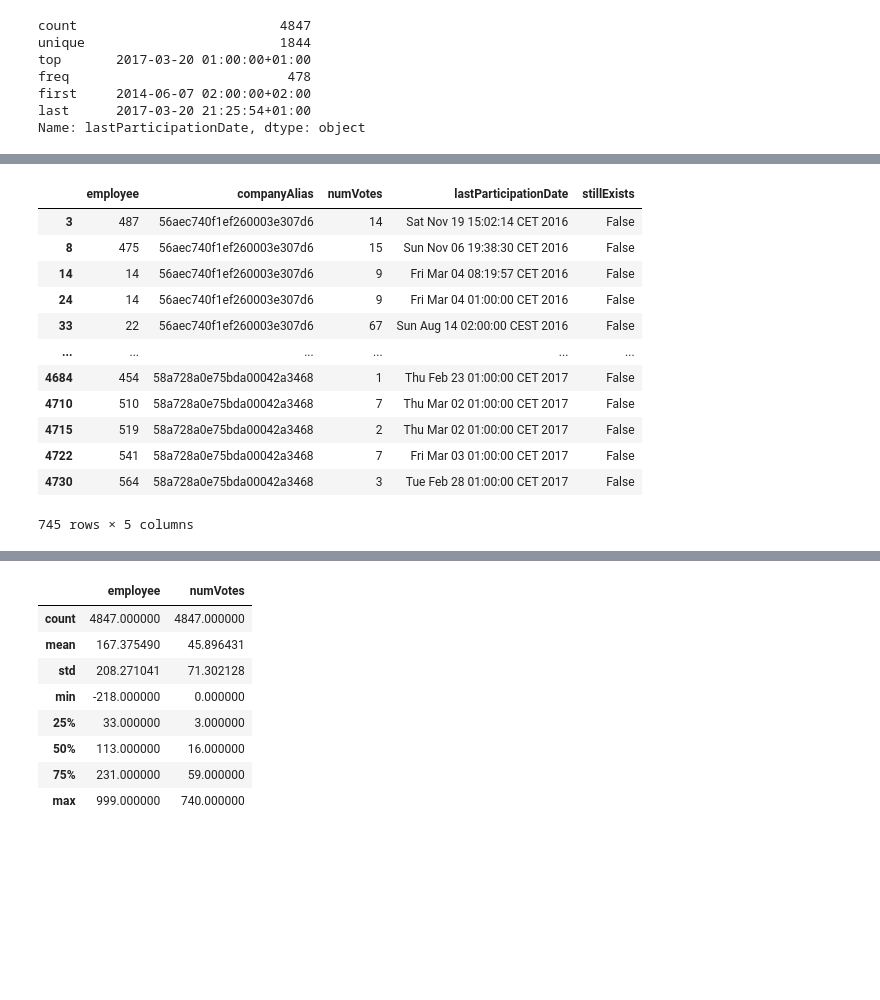
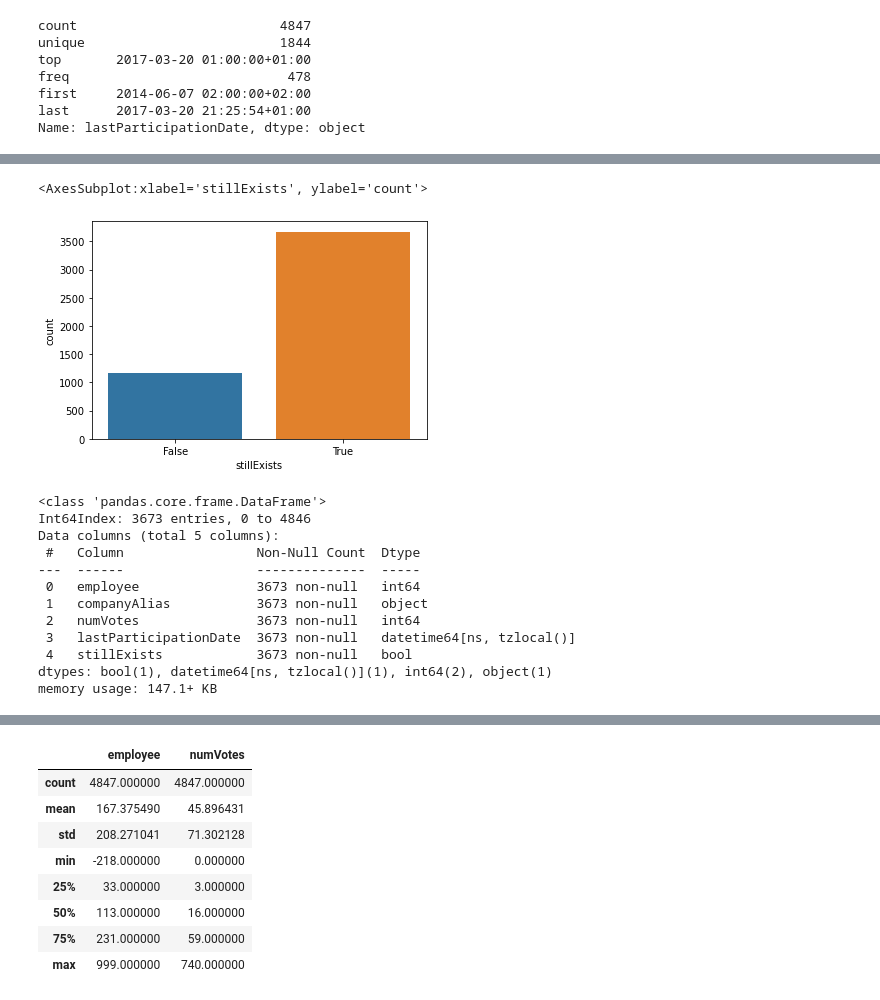
Before and after one commit to MathieuGuarino/FinalProjectIronHack, a Jupyter notebook: main.ipynb, the cells around one changed output, grey strips where cells are left out. Cells and saved outputs as stored; diff of their text form; code cells hidden in the pictures; blank space fills up the shorter version.

```diff
--- a/main.ipynb
+++ b/main.ipynb
@@ -59,20 +87,24 @@ sns.lineplot(data=churn_2016, x="lastParticipationDate", y="numVotes", estimator
+# %%
+sns.countplot(x="stillExists", data=churn)
+# %% [output]
+<AxesSubplot:xlabel='stillExists', ylabel='count'>
+[figure, added]
 # %%
-employee_still_exists = churn[(churn.stillExists == False) & (churn.employee > 0)]
-employee_still_exists
+employee_still_exists = churn[(churn.stillExists == True) & (churn.employee > 0)]
+employee_still_exists.info()
 # %% [output]
-|  | employee | companyAlias | numVotes | lastParticipationDate | stillExists |
-| 3 | 487 | 56aec740f1ef260003e307d6 | 14 | Sat Nov 19 15:02:14 CET 2016 | False |
-| 8 | 475 | 56aec740f1ef260003e307d6 | 15 | Sun Nov 06 19:38:30 CET 2016 | False |
-| 14 | 14 | 56aec740f1ef260003e307d6 | 9 | Fri Mar 04 08:19:57 CET 2016 | False |
-| 24 | 14 | 56aec740f1ef260003e307d6 | 9 | Fri Mar 04 01:00:00 CET 2016 | False |
-| 33 | 22 | 56aec740f1ef260003e307d6 | 67 | Sun Aug 14 02:00:00 CEST 2016 | False |
-| ... | ... | ... | ... | ... | ... |
-| 4684 | 454 | 58a728a0e75bda00042a3468 | 1 | Thu Feb 23 01:00:00 CET 2017 | False |
-| 4710 | 510 | 58a728a0e75bda00042a3468 | 7 | Thu Mar 02 01:00:00 CET 2017 | False |
-| 4715 | 519 | 58a728a0e75bda00042a3468 | 2 | Thu Mar 02 01:00:00 CET 2017 | False |
-| 4722 | 541 | 58a728a0e75bda00042a3468 | 7 | Fri Mar 03 01:00:00 CET 2017 | False |
-| 4730 | 564 | 58a728a0e75bda00042a3468 | 3 | Tue Feb 28 01:00:00 CET 2017 | False |
-745 rows × 5 columns
+<class 'pandas.core.frame.DataFrame'>
+Int64Index: 3673 entries, 0 to 4846
+Data columns (total 5 columns):
+ #   Column                 Non-Null Count  Dtype
+---  ------                 --------------  -----
+ 0   employee               3673 non-null   int64
+ 1   companyAlias           3673 non-null   object
+ 2   numVotes               3673 non-null   int64
+ 3   lastParticipationDate  3673 non-null   datetime64[ns, tzlocal()]
+ 4   stillExists            3673 non-null   bool
+dtypes: bool(1), datetime64[ns, tzlocal()](1), int64(2), object(1)
+memory usage: 147.1+ KB
 # %%
 employee_still_exists.numVotes.mean()
 # %% [output]
```
Also changed, not shown: parts of 47 cells of this notebook.
